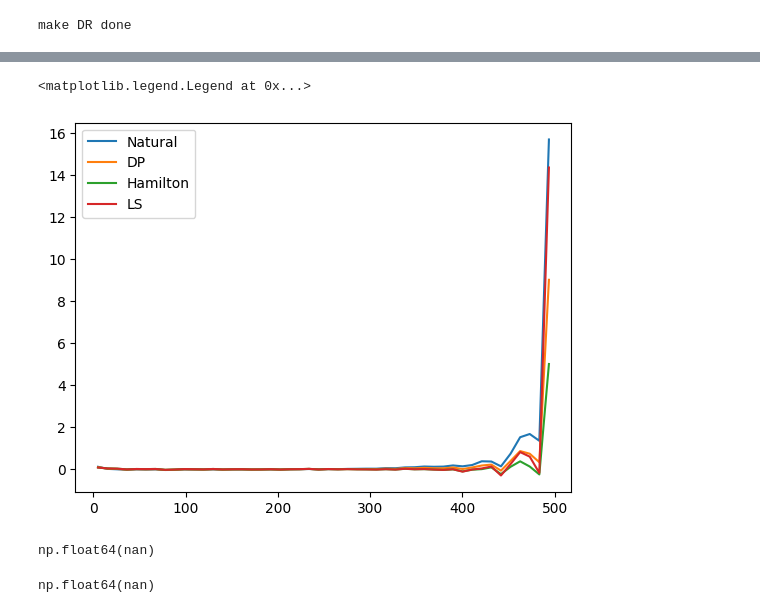
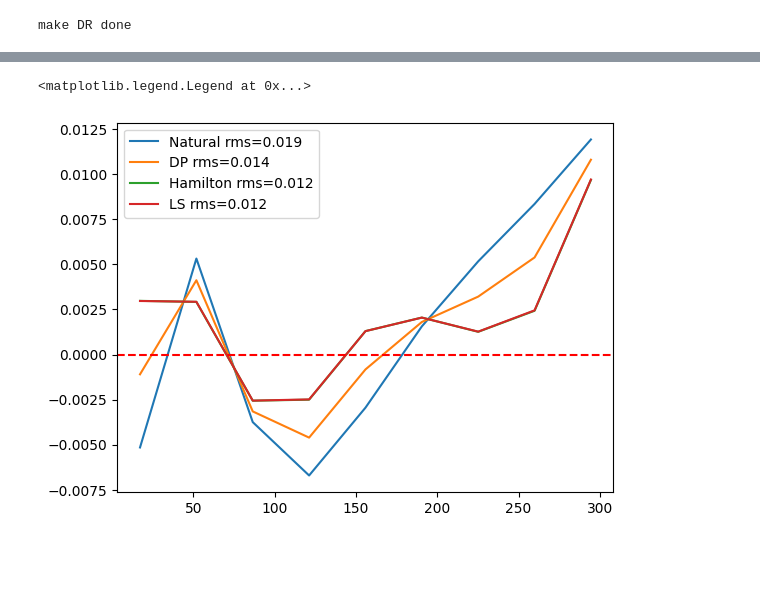
Before and after one commit to HyeonKim1/2pcf, a Jupyter notebook: test.ipynb, the cells around one changed output, grey strips where cells are left out. Drawn from its saved outputs; the diff is of its cells as text; code cells hidden in the pictures; blank space fills up the shorter version.

```diff
--- a/test.ipynb
+++ b/test.ipynb
@@ -52,5 +35,0 @@ my_2pct=twopcf(my_pos,random_scale=10,boxscale=[0,my_snapshot.boxsize])
-# %%
-psi,array=my_2pct.Natural(bins=40)
-DP_psi,array=my_2pct.DP(bins=40)
-Hamilton_psi,array=my_2pct.Hamilton(bins=40)
-LS_psi,array=my_2pct.LS(bins=40)
@@ -68,17 +36,12 @@ make DR done
-# %%
-plt.plot(array,psi,label='Natural')
-plt.plot(array,DP_psi,label='DP')
-plt.plot(array,Hamilton_psi,label='Hamilton')
-plt.plot(array,LS_psi,label='LS')
-plt.legend()
-# %% [output]
-<matplotlib.legend.Legend at 0x...>
-[figure, removed]
-# %%
-np.sum(psi**2)
-# %% [output]
-np.float64(nan)
-# %%
-np.sum(LS_psi**2)
-# %% [output]
-np.float64(nan)
+# %%
+cutoff=array<300
+
+plt.plot(array[cutoff],psi[cutoff],label='Natural rms={:.3f}'.format(np.sqrt(np.sum(psi[cutoff]**2))))
+plt.plot(array[cutoff],DP_psi[cutoff],label='DP rms={:.3f}'.format(np.sqrt(np.sum(DP_psi[cutoff]**2))))
+plt.plot(array[cutoff],Hamilton_psi[cutoff],label='Hamilton rms={:.3f}'.format(np.sqrt(np.sum(Hamilton_psi[cutoff]**2))))
+plt.plot(array[cutoff],LS_psi[cutoff],label='LS rms={:.3f}'.format(np.sqrt(np.sum(LS_psi[cutoff]**2))))
+plt.axhline(0,linestyle='--', c='r')
+plt.legend()
+# %% [output]
+<matplotlib.legend.Legend at 0x...>
+[figure, added]
```
Also changed, not shown: parts of 11 cells of this notebook.
